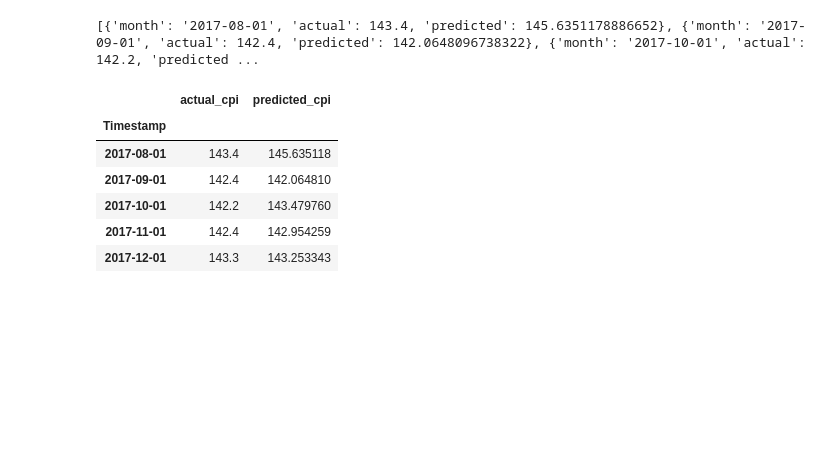
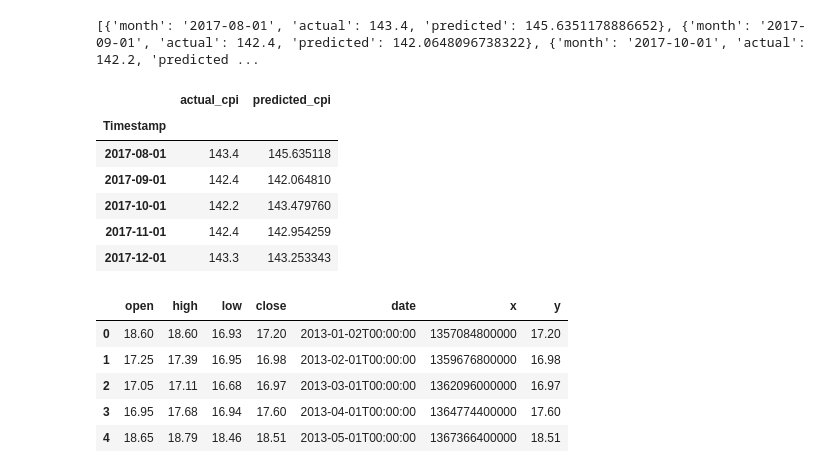
Before and after one commit to Aman-1412/cpi_prediction, a Jupyter notebook: CPI_Prediction.ipynb, the cells around one changed output. Cells and saved outputs as stored; diff of their text form; code cells hidden in the pictures; blank space fills up the shorter version.

```diff
--- a/CPI_Prediction.ipynb
+++ b/CPI_Prediction.ipynb
@@ -529,3 +532,13 @@ final_df.head()
 | 2017-10-01 | 142.2 | 143.479760 |
 | 2017-11-01 | 142.4 | 142.954259 |
 | 2017-12-01 | 143.3 | 143.253343 |
+# %%
+milk_prices_df = pd.read_csv("data/milk_prices.csv")
+milk_prices_df.head()
+# %% [output]
+|  | open | high | low | close | date | x | y |
+| 0 | 18.60 | 18.60 | 16.93 | 17.20 | 2013-01-02T00:00:00 | 1357084800000 | 17.20 |
+| 1 | 17.25 | 17.39 | 16.95 | 16.98 | 2013-02-01T00:00:00 | 1359676800000 | 16.98 |
+| 2 | 17.05 | 17.11 | 16.68 | 16.97 | 2013-03-01T00:00:00 | 1362096000000 | 16.97 |
+| 3 | 16.95 | 17.68 | 16.94 | 17.60 | 2013-04-01T00:00:00 | 1364774400000 | 17.60 |
+| 4 | 18.65 | 18.79 | 18.46 | 18.51 | 2013-05-01T00:00:00 | 1367366400000 | 18.51 |
```
Also changed, not shown: parts of 16 cells of this notebook, 2 other files.
